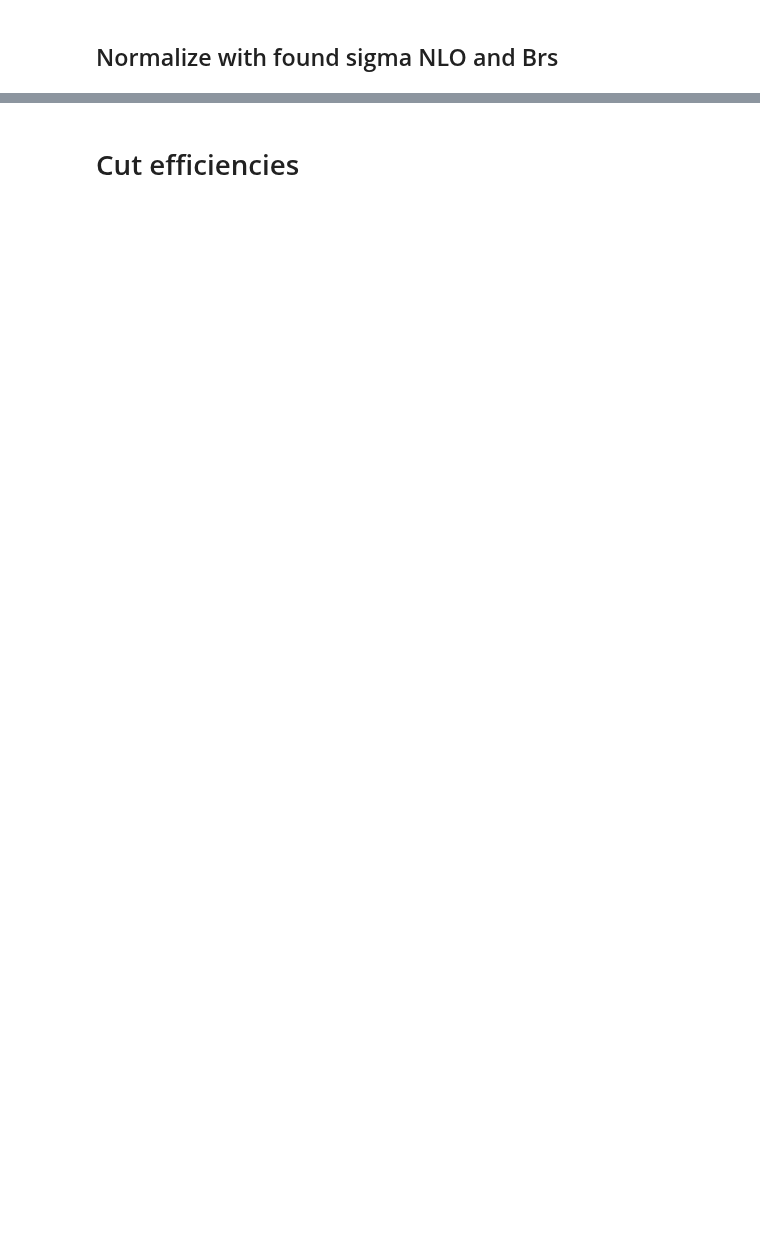
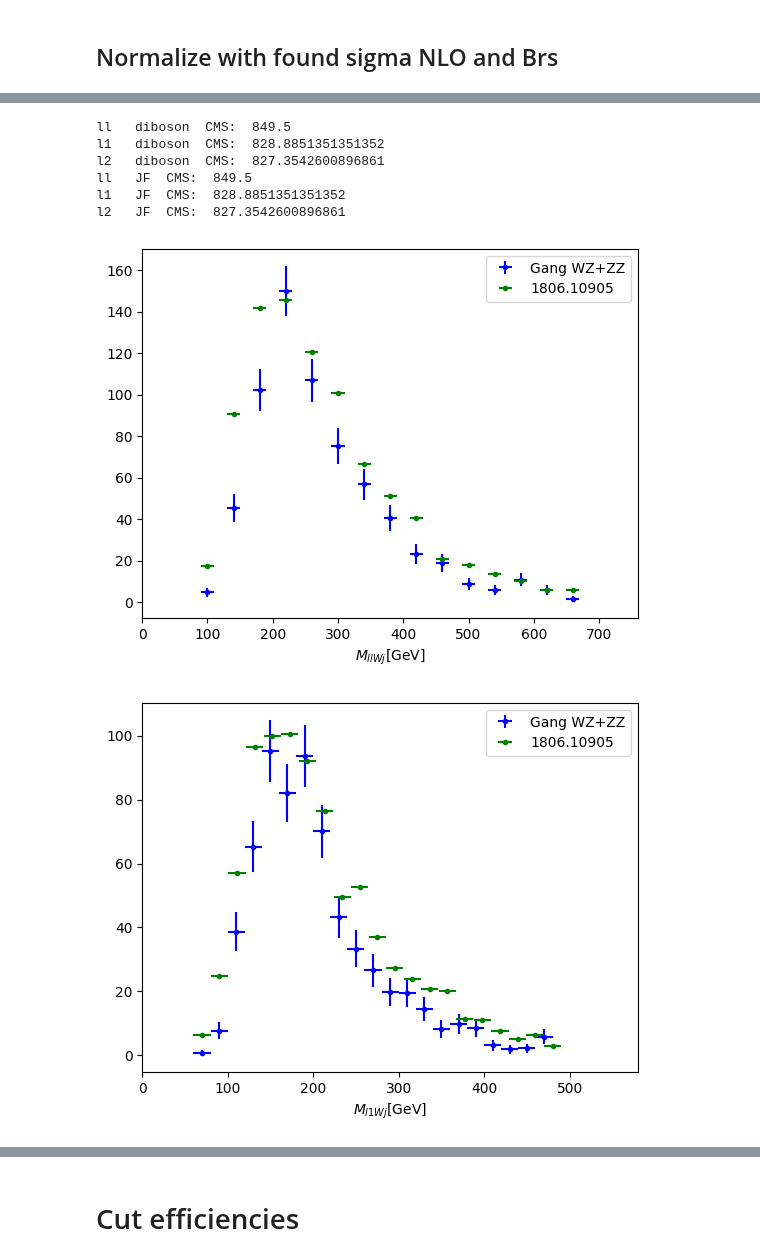
Before and after one commit to dysontk/LFVLNV, a Jupyter notebook: AnalysisAndSuch/Histos.ipynb, the cells around one changed output, grey strips where cells are left out. Saved outputs shown, nothing was run; the diff lists cells and outputs as text; code cells hidden in the pictures; blank space fills up the shorter version.

```diff
--- a/AnalysisAndSuch/Histos.ipynb
+++ b/AnalysisAndSuch/Histos.ipynb
@@ -737,31 +759,40 @@ for dg in GangdatGroups:
         GangFileNames = {dtyp: file_path_formatting(init_dir, GangFileTags[htyp], dtyp, is_dibson) for dtyp in dattypes}
         # print(GangFileNames)
         datas = {dtyp: get_data(GangFileNames[dtyp]) for dtyp in dattypes}
         efficiencies = {dtyp: file_path_formatting(init_dir, GangFileTags[htyp], dtyp, is_dibson) for dtyp in dattypes}
         theseMasses = to_plot(datas, efficiencies, dg)
         Mass_range = get_data(GangFileNames[GangdatGroups[dg][0]], importantColumn=0)
         axes.set_xlabel(plotTitles[htyp]+'[GeV]')
         axes.errorbar(Mass_range, theseMasses, xerr=10, yerr=(theseMasses)**(1/2), label = 'Gang '+plot_lc[dg]['label'], color=plot_lc[dg]['color'], fmt='.')
 
 
         CMS_to_plot = get_data(init_dir+CMSFileTags[htyp]+'3.dat') - get_data(init_dir+CMSFileTags[htyp]+'1.dat')
         CMS_nEvents = np.sum(CMS_to_plot)
         # axes.scatter(CMS_linspaces[htyp], CMS_to_plot, label='1806.10905', color=plot_lc[dg]['CMScolor'])
         axes.errorbar(CMS_linspaces[htyp], CMS_to_plot, xerr = 10, label='1806.10905', color=plot_lc[dg]['CMScolor'], fmt='.')
         myData = {}
         my_y = np.zeros(50)
         myDataPlot = 0
         for dt in MydatGroups[dg]:
             myData.update({dt:combineHistos.get_data(dt, my_FileTags[htyp], my_start_dir)})
         # print(myData[0]['bounds'])
             my_y = np.linspace(myData[dt]['bounds'][0], myData[dt]['bounds'][1], len(myData[dt]['data']))
             # (1.3*2.3 if dg=='diboson' else 0.625) *
             myDataPlot = my_scaling(dt) * myData[dt]['data'] if type(myDataPlot)==int else myDataPlot + my_scaling(dt) * myData[dt]['data']
             # print(myDataPlot)
         # if dg == 'diboson':
         print(htyp, " ", dg, " CMS: ", CMS_nEvents)
         myDataPlot = myDataPlot #* CMS_nEvents
-        plt.errorbar(my_y,  myDataPlot, xerr=10, yerr=(myDataPlot)**(1/2), label=f'Dyson {plot_lc[dg]['label']}', color = 'orange', fmt='.')
+        # plt.errorbar(my_y,  myDataPlot, xerr=10, yerr=(myDataPlot)**(1/2), label=f'Dyson {plot_lc[dg]['label']}', color = 'orange', fmt='.')
 
         axes.set_xlim(0, CMS_linspaces[htyp][-1]+100)
         axes.legend()
+# %% [output]
+ll   diboson  CMS:  849.5
+l1   diboson  CMS:  828.8851351351352
+l2   diboson  CMS:  827.3542600896861
+ll   JF  CMS:  849.5
+l1   JF  CMS:  828.8851351351352
+l2   JF  CMS:  827.3542600896861
+[figure, added]
+[figure, added]
```
Also changed, not shown: parts of 23 cells of this notebook, 1 other file.
